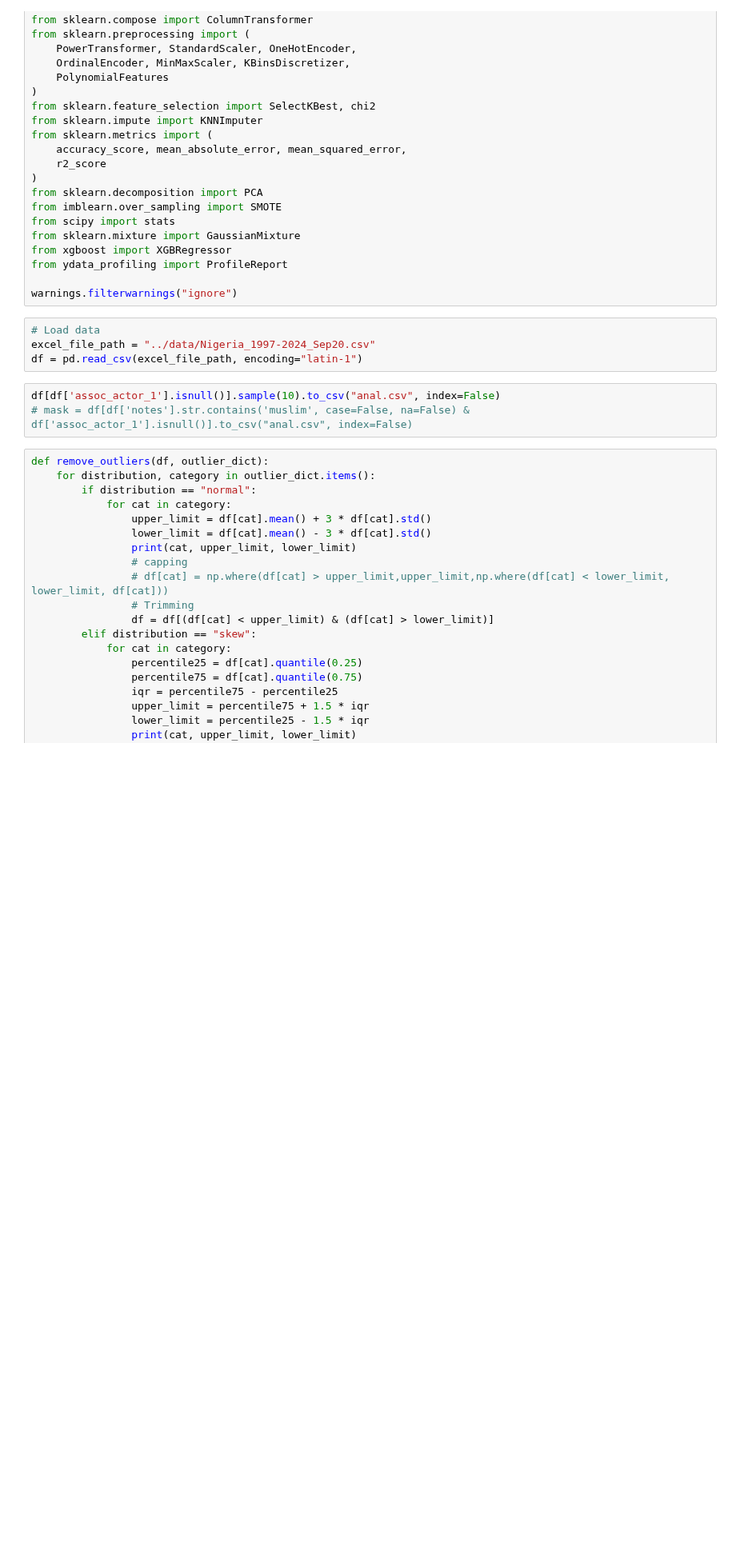
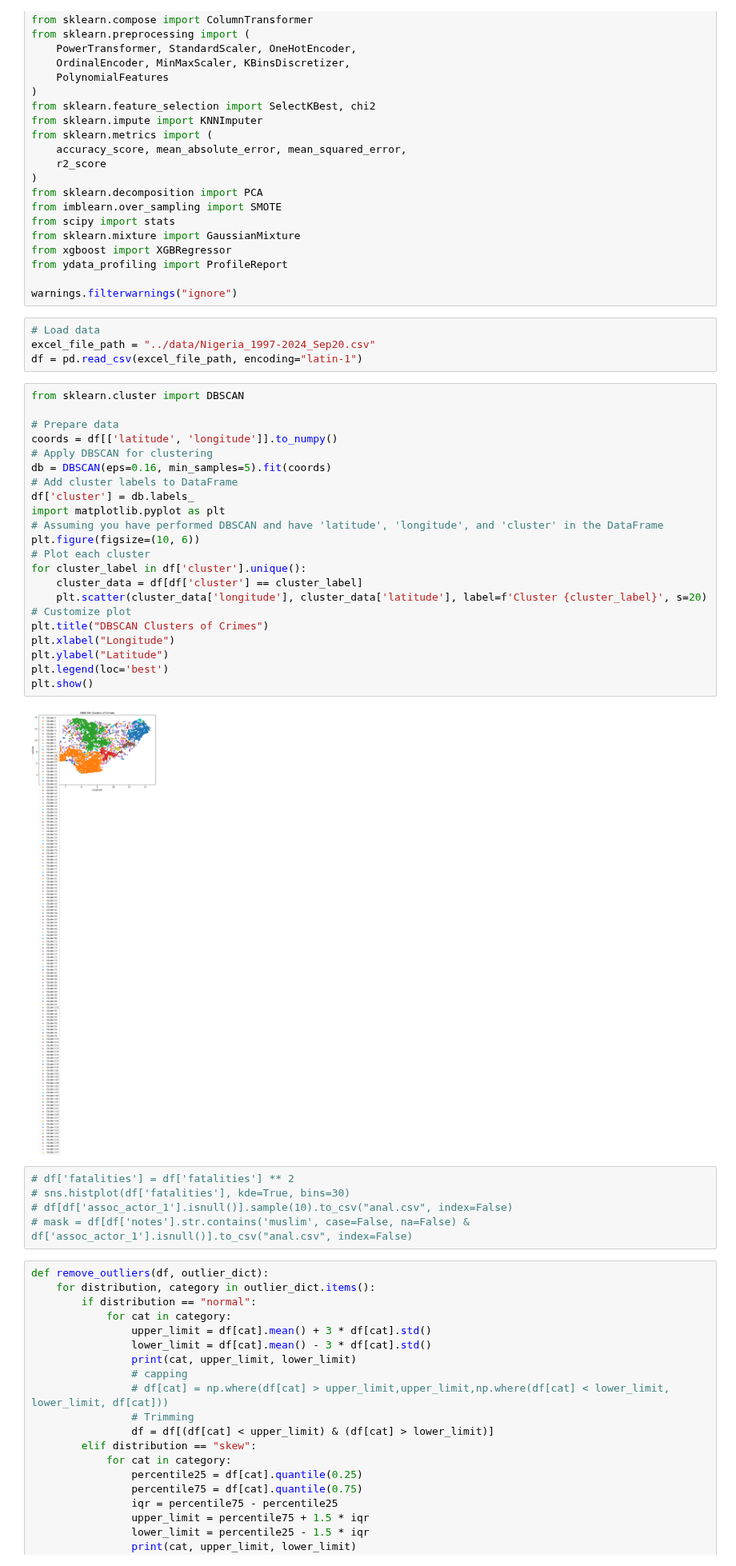
Before and after one commit to mlsanigeria/nigeria-crime-trends, a Jupyter notebook: experimentation_prayas7102/nigeria_crime_detection.ipynb, the cells around one changed output. Shown at 80% size. Cells and saved outputs as stored; diff of their text form; blank space fills up the shorter version.

```diff
--- a/experimentation_prayas7102/nigeria_crime_detection.ipynb
+++ b/experimentation_prayas7102/nigeria_crime_detection.ipynb
@@ -36,8 +36,34 @@ warnings.filterwarnings("ignore")
 # Load data
 excel_file_path = "../data/Nigeria_1997-2024_Sep20.csv"
 df = pd.read_csv(excel_file_path, encoding="latin-1")
+# %%
+from sklearn.cluster import DBSCAN
+
+# Prepare data
+coords = df[['latitude', 'longitude']].to_numpy()
+# Apply DBSCAN for clustering
+db = DBSCAN(eps=0.16, min_samples=5).fit(coords)
+# Add cluster labels to DataFrame
+df['cluster'] = db.labels_
+import matplotlib.pyplot as plt
+# Assuming you have performed DBSCAN and have 'latitude', 'longitude', and 'cluster' in the DataFrame
+plt.figure(figsize=(10, 6))
+# Plot each cluster
+for cluster_label in df['cluster'].unique():
+    cluster_data = df[df['cluster'] == cluster_label]
+    plt.scatter(cluster_data['longitude'], cluster_data['latitude'], label=f'Cluster {cluster_label}', s=20)
+# Customize plot
+plt.title("DBSCAN Clusters of Crimes")
+plt.xlabel("Longitude")
+plt.ylabel("Latitude")
+plt.legend(loc='best')
+plt.show()
+# %% [output]
+[figure, added]
 # %%
-df[df['assoc_actor_1'].isnull()].sample(10).to_csv("anal.csv", index=False)
+# df['fatalities'] = df['fatalities'] ** 2
+# sns.histplot(df['fatalities'], kde=True, bins=30)
+# df[df['assoc_actor_1'].isnull()].sample(10).to_csv("anal.csv", index=False)
 # mask = df[df['notes'].str.contains('muslim', case=False, na=False) & df['assoc_actor_1'].isnull()].to_csv("anal.csv", index=False)
 # %%
 def remove_outliers(df, outlier_dict):
```
Also changed, not shown: parts of 8 cells of this notebook.
